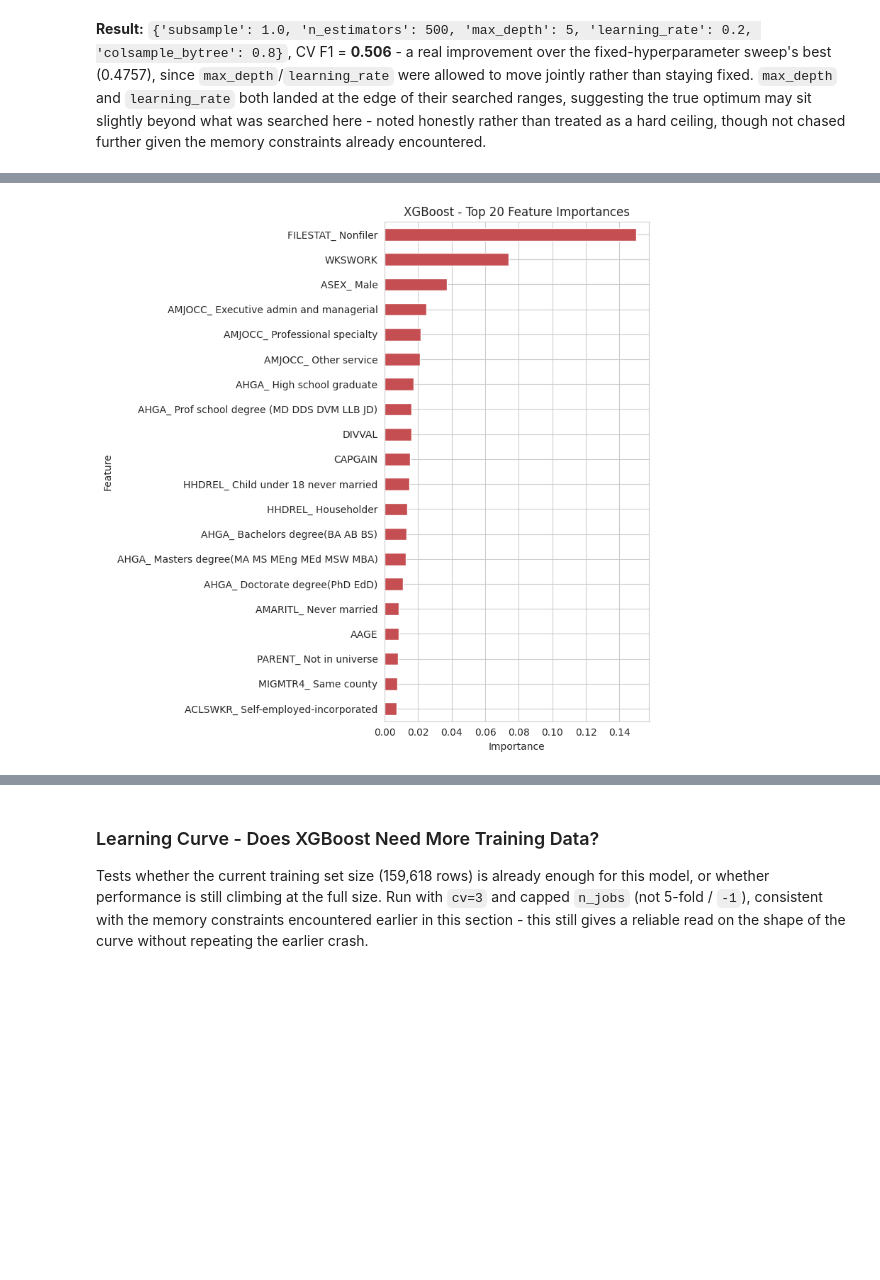
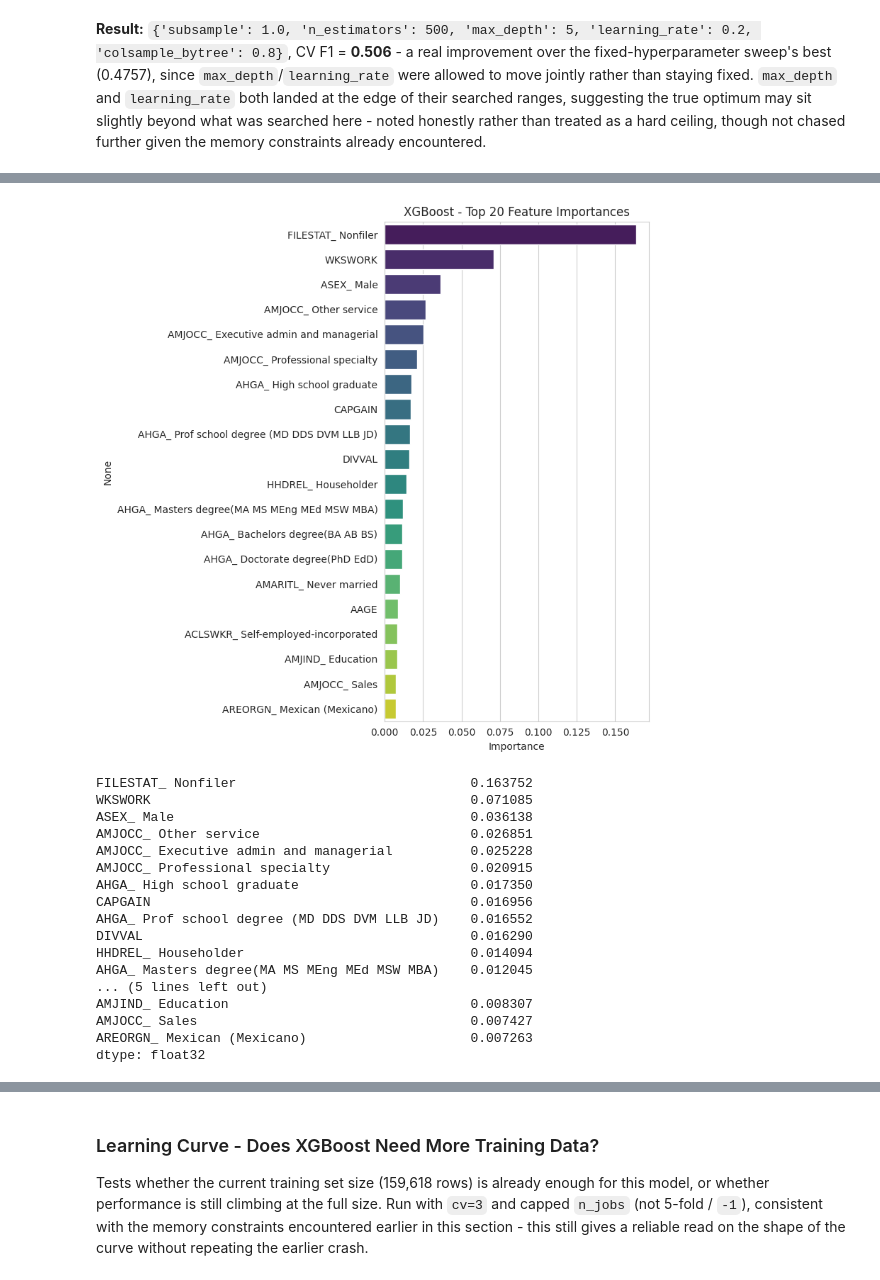
Before and after one commit to zendevs-uta/DataMining, a Jupyter notebook: Data_Final.ipynb, the cells around one changed output, grey strips where cells are left out. Saved outputs shown, nothing was run; the diff lists cells and outputs as text; code cells hidden in the pictures; blank space fills up the shorter version.

```diff
--- a/Data_Final.ipynb
+++ b/Data_Final.ipynb
@@ -1449,7 +1117,7 @@ Selected ccp_alpha: 0.0
 # %%
 # Final fit on the FULL training set with the selected hyperparameters
 dt_final = DecisionTreeClassifier(random_state=RANDOM_STATE, class_weight='balanced',
-                                    ccp_alpha=best_alpha, **best_params)
+                                    **best_params)
 dt_final.fit(X_train_encoded, y_train)
 
 _ = evaluate_model('Decision Tree', dt_final, X_test_encoded, y_test)
@@ -1831,11 +1528,30 @@ xgb_importance.head(20)
 # %%
-fig, ax = plt.subplots(figsize=(8, 8))
-xgb_importance.head(20).sort_values("Importance").plot(
-    x="Feature", y="Importance", kind="barh", ax=ax, color="#C44E52", legend=False
-)
-ax.set_title("XGBoost - Top 20 Feature Importances")
-ax.set_xlabel("Importance")
+xgb_importances = pd.Series(best_xgb.feature_importances_, index=X_train_encoded.columns.to_list()).sort_values(ascending=False)
+top_n = 20
+plt.figure(figsize=(8, 8))
+sns.barplot(x=xgb_importances.head(top_n).values, y=xgb_importances.head(top_n).index,
+            hue=xgb_importances.head(top_n).index, palette='viridis', legend=False)
+plt.title(f'XGBoost - Top {top_n} Feature Importances')
+plt.xlabel('Importance')
 plt.tight_layout()
 plt.show()
+print(xgb_importances.head(top_n))
 # %% [output]
-[figure, old version]
+[figure, new version]
+FILESTAT_ Nonfiler                              0.163752
+WKSWORK                                         0.071085
+ASEX_ Male                                      0.036138
+AMJOCC_ Other service                           0.026851
+AMJOCC_ Executive admin and managerial          0.025228
+AMJOCC_ Professional specialty                  0.020915
+AHGA_ High school graduate                      0.017350
+CAPGAIN                                         0.016956
+AHGA_ Prof school degree (MD DDS DVM LLB JD)    0.016552
+DIVVAL                                          0.016290
+HHDREL_ Householder                             0.014094
+AHGA_ Masters degree(MA MS MEng MEd MSW MBA)    0.012045
+... (5 lines left out)
+AMJIND_ Education                               0.008307
+AMJOCC_ Sales                                   0.007427
+AREORGN_ Mexican (Mexicano)                     0.007263
+dtype: float32
```
Also changed, not shown: parts of 79 cells of this notebook.
